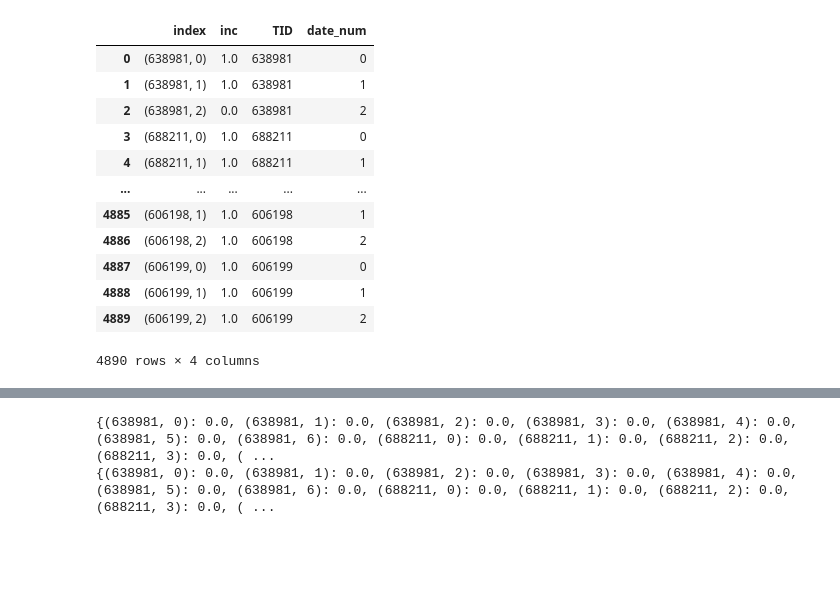
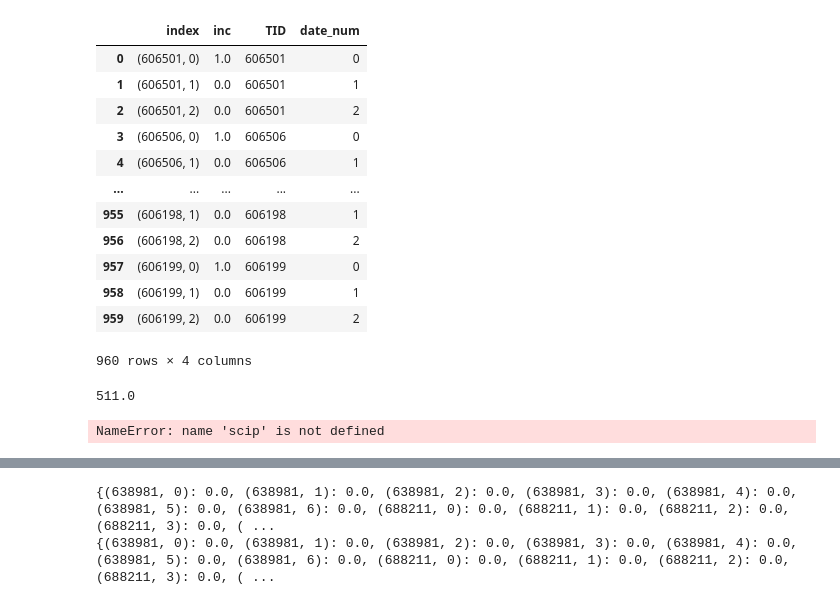
Before and after one commit to SerSmith/bank_schedule, a Jupyter notebook: main.ipynb, the cells around one changed output, grey strips where cells are left out. Saved outputs shown, nothing was run; the diff lists cells and outputs as text; code cells hidden in the pictures; blank space fills up the shorter version.

```diff
--- a/main.ipynb
+++ b/main.ipynb
@@ -30,5 +29,13 @@ tnp
 # %%
 money_in = data.get_money_in()
+
+tids_chosen = money_in['TID'].unique()[:1600//5]
+
+distance_matrix = data.get_distance_matrix()
+
+money_in = money_in[money_in['TID'].isin(tids_chosen)]
+
+distance_matrix_filtered = distance_matrix[(distance_matrix["Origin_tid"].isin(tids_chosen)) & (distance_matrix["Destination_tid"].isin(tids_chosen))]
 
 money_in = money_in[(money_in["date"].dt.date >= date(2022, 11, 1)) & (money_in["date"].dt.date <= date(2022, 11, 3))]
 
@@ -43,9 +50,13 @@ DATES = money_in['date'].unique()
 
 quantity_cars = 6
 
-kwargs = {}
+kwargs = {
+    'ratioGap': 0.0001,
+    'sec': 180}
 
 M = 100000000000
+
+technical_cost = 0.0001
 
 days_from_inc_dict = {tid: 0 for tid in TIDS}
 
@@ -168,6 +188,20 @@ def con_costs_from_money_2(model, tid, date):
     return model.money_inside_TID[tid, date] * model.COST_INC_PERS -  model.money_inc[tid, date] * M <= model.costs_for_inc[tid, date]
 model.con_costs_from_money_2 = pyo.Constraint(TIDS, DATES, rule=con_costs_from_money_2 )
 
+#Последовательность маршрута
+# model.route = pyo.Var(TIDS, TIDS, DATES, within=pyo.Binary, initialize=0 )
+
+# def con_route_1(model, tid1, tid2, date):
+#     return model.route[tid1, tid2, date] <= (model.money_inc[tid1, date] + model.money_inc[tid2, date]) / 2
+# model.con_route_1 = pyo.Constraint(TIDS, TIDS, DATES, rule=con_route_1 )
+
+
+# def con_route_2(model, tid1, tid2, date):
+#     return 1 - (model.money_inc[tid1, date] + model.money_inc[tid2, date]) * M <= model.route[tid1, tid2, date]
+# model.con_route_2 = pyo.Constraint(TIDS, TIDS, DATES, rule=con_route_2 )
+
+
+
 
 
 
@@ -176,8 +210,8 @@ model.con_costs_from_money_2 = pyo.Constraint(TIDS, DATES, rule=con_costs_from_m
 
 model.OBJ = pyo.Objective(expr=quicksum([ model.money_inside_TID[tid, date] for tid, date in itertools.product(TIDS, DATES) ]) +
                                 quicksum([model.days_from_inc[tid, date] for tid, date in itertools.product(TIDS, DATES) ]) +
-                                quicksum([model.costs_from_money[tid, date] for tid, date in itertools.product(TIDS, DATES) ]) +
-                                quicksum([model.costs_for_inc[tid, date] for tid, date in itertools.product(TIDS, DATES) ]), sense=pyo.minimize)
+                                (1/technical_cost) * quicksum([model.costs_from_money[tid, date] for tid, date in itertools.product(TIDS, DATES) ]) +
+                                (1/technical_cost) * quicksum([model.costs_for_inc[tid, date] for tid, date in itertools.product(TIDS, DATES) ]), sense=pyo.minimize)
 # minimize
 
 # , executable="/usr/local/Cellar/cbc/2.10.8/bin/cbc"
@@ -188,12 +222,11 @@ for key in kwargs:
 
 results = opt.solve(model)
 
-
+print(results['Problem'])
 print(results['Solver'])
 print(model.money_inside_TID.extract_values())
 print(model.costs_from_money.extract_values())
 print(model.days_from_inc.extract_values())
-
 print(model.costs_for_inc.extract_values())
 
 
@@ -225,14 +257,22 @@ display(solution_pd)
 |  | index | inc | TID | date_num |
-| 0 | (638981, 0) | 1.0 | 638981 | 0 |
-| 1 | (638981, 1) | 1.0 | 638981 | 1 |
-| 2 | (638981, 2) | 0.0 | 638981 | 2 |
-| 3 | (688211, 0) | 1.0 | 688211 | 0 |
-| 4 | (688211, 1) | 1.0 | 688211 | 1 |
+| 0 | (606501, 0) | 1.0 | 606501 | 0 |
+| 1 | (606501, 1) | 0.0 | 606501 | 1 |
+| 2 | (606501, 2) | 0.0 | 606501 | 2 |
+| 3 | (606506, 0) | 1.0 | 606506 | 0 |
+| 4 | (606506, 1) | 0.0 | 606506 | 1 |
 | ... | ... | ... | ... | ... |
-| 4885 | (606198, 1) | 1.0 | 606198 | 1 |
-| 4886 | (606198, 2) | 1.0 | 606198 | 2 |
-| 4887 | (606199, 0) | 1.0 | 606199 | 0 |
-| 4888 | (606199, 1) | 1.0 | 606199 | 1 |
-| 4889 | (606199, 2) | 1.0 | 606199 | 2 |
+| 955 | (606198, 1) | 0.0 | 606198 | 1 |
+| 956 | (606198, 2) | 0.0 | 606198 | 2 |
+| 957 | (606199, 0) | 1.0 | 606199 | 0 |
+| 958 | (606199, 1) | 0.0 | 606199 | 1 |
+| 959 | (606199, 2) | 0.0 | 606199 | 2 |
-4890 rows × 4 columns
+960 rows × 4 columns
+# %%
+solution_pd['inc'].sum()
+# %% [output]
+511.0
+# %%
+scip
+# %% [output]
+NameError: name 'scip' is not defined
 # %%
```
Also changed, not shown: parts of 13 cells of this notebook.
